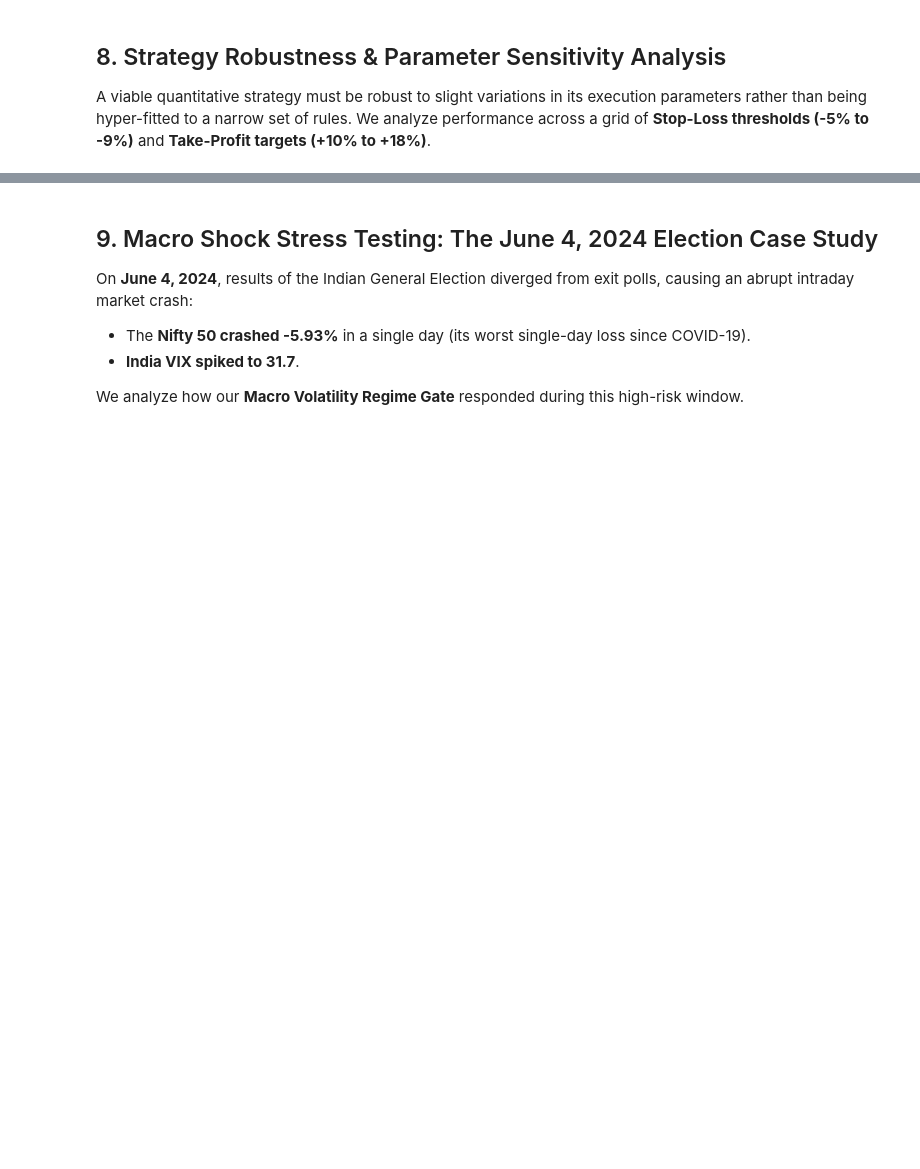
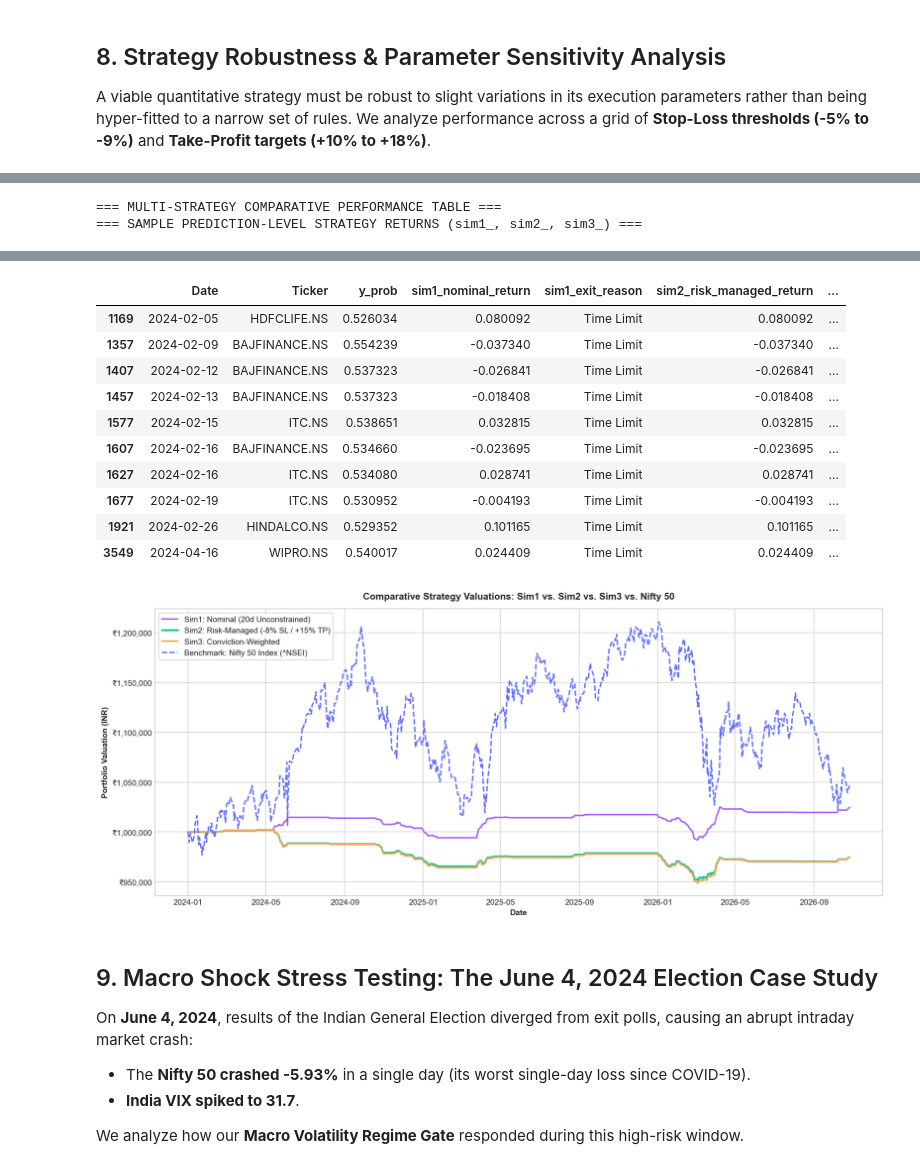
Before and after one commit to KrishnaG-101/NiftyAlpha, a Jupyter notebook: notebooks/03_trading_simulation.ipynb, the cells around one changed output, grey strips where cells are left out. Cells and saved outputs as stored; diff of their text form; code cells hidden in the pictures; blank space fills up the shorter version.

```diff
--- a/notebooks/03_trading_simulation.ipynb
+++ b/notebooks/03_trading_simulation.ipynb
@@ -382,0 +390,38 @@ Key Takeaway: The strategy maintains positive outperformance (> +5.0%) across al
+# %%
+# Load vectorized multi-strategy simulation outputs
+reports_dir = Path('../reports') if Path('../reports').exists() else Path('reports')
+vec_preds_df = pd.read_parquet(reports_dir / 'vector_sim_predictions.parquet')
+vec_comp_df = pd.read_csv(reports_dir / 'vector_strategies_comparison.csv')
+vec_eq_df = pd.read_csv(reports_dir / 'vector_equity_curves.csv')
+vec_eq_df['Date'] = pd.to_datetime(vec_eq_df['Date'])
+
+print('=== MULTI-STRATEGY COMPARATIVE PERFORMANCE TABLE ===')
+display(vec_comp_df)
+
+# Sample of prediction-level strategy return fields (sim1_, sim2_, sim3_)
+active_signals_sample = vec_preds_df[vec_preds_df['signal'] == 1][[
+    'Date', 'Ticker', 'y_prob',
+    'sim1_nominal_return', 'sim1_exit_reason',
+    'sim2_risk_managed_return', 'sim2_exit_reason',
+    'sim3_conviction_return'
+]].head(10)
+
+print('=== SAMPLE PREDICTION-LEVEL STRATEGY RETURNS (sim1_, sim2_, sim3_) ===')
+display(active_signals_sample)
+
+# Comparative multi-strategy equity curve
+fig, ax = plt.subplots(figsize=(14, 6))
+ax.plot(vec_eq_df['Date'], vec_eq_df['Strategy_Sim1_Value'], label='Sim1: Nominal (20d Unconstrained)', color='#AB63FA', linewidth=2.0)
+ax.plot(vec_eq_df['Date'], vec_eq_df['Strategy_Sim2_Value'], label='Sim2: Risk-Managed (-8% SL / +15% TP)', color='#00CC96', linewidth=2.5)
+ax.plot(vec_eq_df['Date'], vec_eq_df['Strategy_Sim3_Value'], label='Sim3: Conviction-Weighted', color='#FFA15A', linewidth=2.0)
+ax.plot(vec_eq_df['Date'], vec_eq_df['Benchmark_Value'], label='Benchmark: Nifty 50 Index (^NSEI)', color='#636EFA', linewidth=1.8, linestyle='--')
+ax.set_title('Comparative Strategy Valuations: Sim1 vs. Sim2 vs. Sim3 vs. Nifty 50', fontweight='bold', pad=12)
+ax.set_ylabel('Portfolio Valuation (INR)', fontweight='bold')
+ax.set_xlabel('Date', fontweight='bold')
+ax.yaxis.set_major_formatter(ticker.StrMethodFormatter('₹{x:,.0f}'))
+ax.legend(loc='upper left', frameon=True)
+plt.tight_layout()
+plt.show()
+# %% [output]
+=== MULTI-STRATEGY COMPARATIVE PERFORMANCE TABLE ===
+=== SAMPLE PREDICTION-LEVEL STRATEGY RETURNS (sim1_, sim2_, sim3_) ===
@@ -383,3 +433,15 @@ Key Takeaway: The strategy maintains positive outperformance (> +5.0%) across al
+|  | Date | Ticker | y_prob | sim1_nominal_return | sim1_exit_reason | sim2_risk_managed_return | ... |
+| 1169 | 2024-02-05 | HDFCLIFE.NS | 0.526034 | 0.080092 | Time Limit | 0.080092 | ... |
+| 1357 | 2024-02-09 | BAJFINANCE.NS | 0.554239 | -0.037340 | Time Limit | -0.037340 | ... |
+| 1407 | 2024-02-12 | BAJFINANCE.NS | 0.537323 | -0.026841 | Time Limit | -0.026841 | ... |
+| 1457 | 2024-02-13 | BAJFINANCE.NS | 0.537323 | -0.018408 | Time Limit | -0.018408 | ... |
+| 1577 | 2024-02-15 | ITC.NS | 0.538651 | 0.032815 | Time Limit | 0.032815 | ... |
+| 1607 | 2024-02-16 | BAJFINANCE.NS | 0.534660 | -0.023695 | Time Limit | -0.023695 | ... |
+| 1627 | 2024-02-16 | ITC.NS | 0.534080 | 0.028741 | Time Limit | 0.028741 | ... |
+| 1677 | 2024-02-19 | ITC.NS | 0.530952 | -0.004193 | Time Limit | -0.004193 | ... |
+| 1921 | 2024-02-26 | HINDALCO.NS | 0.529352 | 0.101165 | Time Limit | 0.101165 | ... |
+| 3549 | 2024-04-16 | WIPRO.NS | 0.540017 | 0.024409 | Time Limit | 0.024409 | ... |
+[figure, added]
 # %% [markdown]
 ## 9. Macro Shock Stress Testing: The June 4, 2024 Election Case Study
 
```
Also changed, not shown: parts of 11 cells of this notebook, 9 other files.
